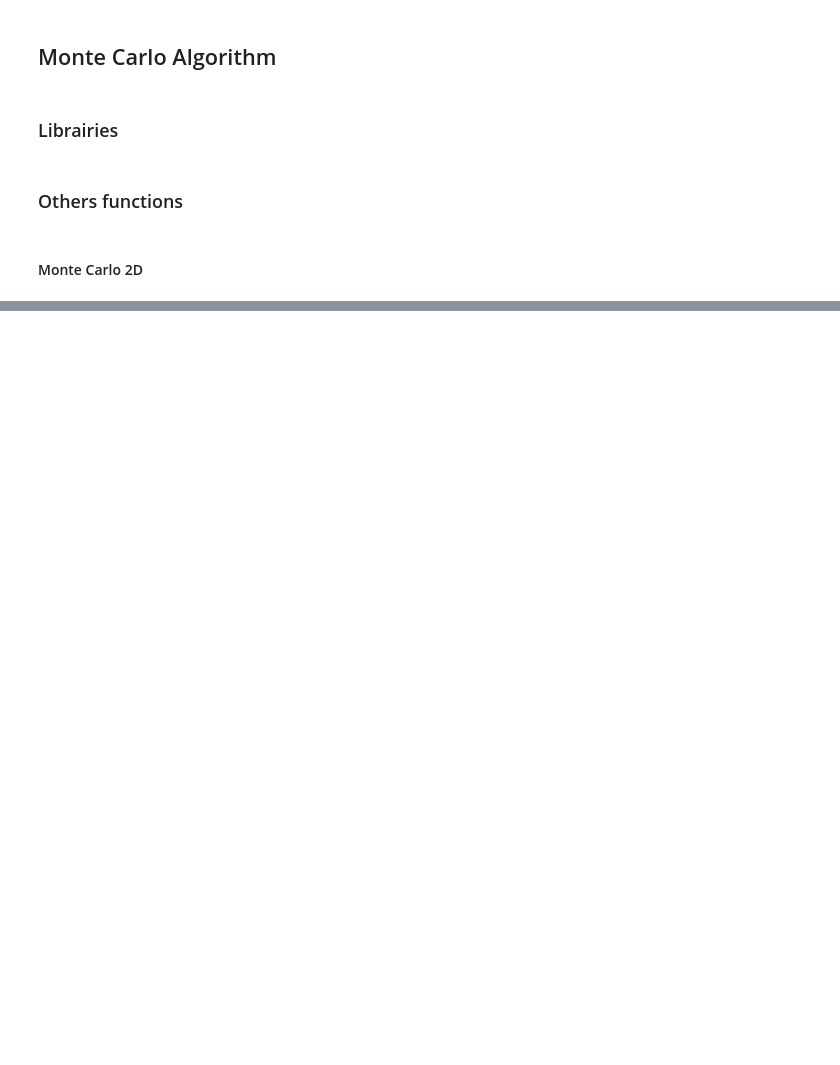
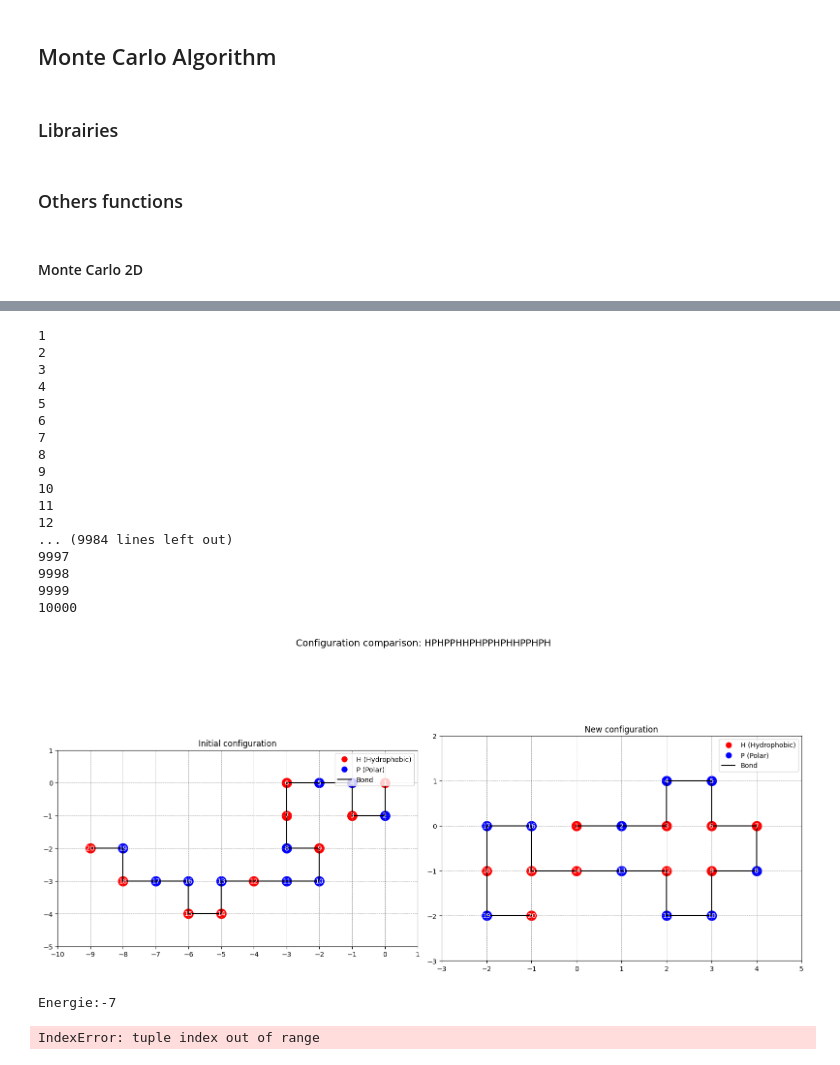
Before and after one commit to HugoBrtn/M2-Biologie-Informatique, a Jupyter notebook: Notebooks/Monte_Carlo.ipynb, the cells around one changed output, grey strips where cells are left out. Drawn from its saved outputs; the diff is of its cells as text; code cells hidden in the pictures; blank space fills up the shorter version.

```diff
--- a/Notebooks/Monte_Carlo.ipynb
+++ b/Notebooks/Monte_Carlo.ipynb
@@ -13,5 +15,32 @@ import Others_functions
 # %% [markdown]
 #### Monte Carlo 2D
+# %%
+def E(c, hp_sequence):
+    """
+    Args:
+        c (list of tuples): List of (x, y) coordinates of residues.
+        hp_sequence (str): String representing the HP sequence (Example: "HPPH").
+
+    Returns:
+        int: Energy of the conformation.
+    """
+
+    # List of indices of H residues
+    h_indices = [i for i, residue in enumerate(hp_sequence) if residue == 'H']
+    energy = 0
+
+    # Iterate through all pairs of non-consecutive H residues
+    for i in range(len(h_indices)):
+        for j in range(i + 1, len(h_indices)):
+            idx_i = h_indices[i]
+            idx_j = h_indices[j]
+
+            # Check if residues are not consecutive in the sequence
+            if abs(idx_i - idx_j) > 1:
+                # Check if residues are adjacent on the lattice
+                if abs(c[idx_i][0] - c[idx_j][0]) + abs(c[idx_i][1] - c[idx_j][1]) == 1:
+                    energy -= 1  # Each H-H contact contributes -1 to the energy
+    return energy
 # %%
 def MCsearch(phi, c, hp, T=220):
     """
@@ -58,0 +191,28 @@ def MCsearch(phi, c, hp, T=220):
+# %%
+
+hp = "HPHPPHHPHPPHPHHPPHPH"   # L'article indique E*=-9
+c = generate_random_conformation(hp)
+cp = REMCSimulation(500,c,hp,-9)
+plot_molecules_side_by_side(c, cp[0], hp)
+print('Energie:'+ str(cp[1]))
+# %% [output]
+1
+2
+3
+4
+5
+6
+7
+8
+9
+10
+11
+12
+... (9984 lines left out)
+9997
+9998
+9999
+10000
+[figure, added]
+Energie:-7
+IndexError: tuple index out of range
```
Also changed, not shown: parts of 7 cells of this notebook, 2 other files.
